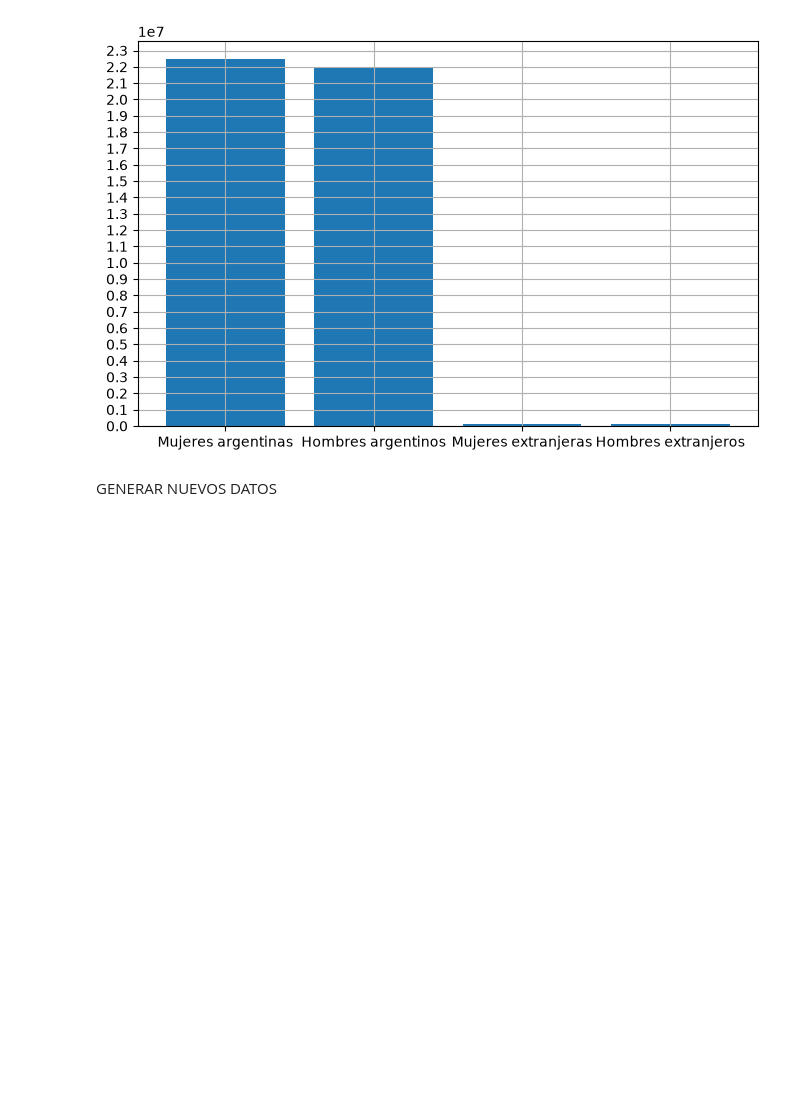
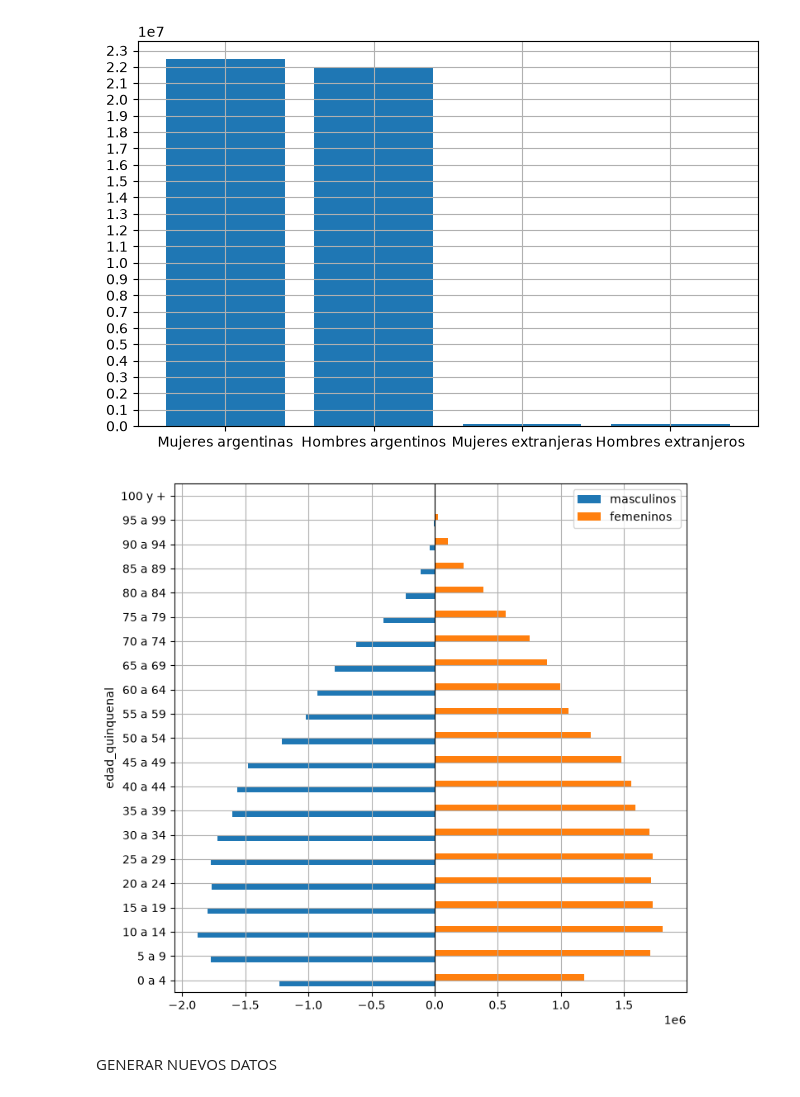
Before and after one commit to TomasVerniano/ANALISIS_POBLACION_ARGENTINA_AED, a Jupyter notebook: poblacion.ipynb, the cells around one changed output. Cells and saved outputs as stored; diff of their text form; code cells hidden in the pictures; blank space fills up the shorter version.

Commit message:
Piramide de poblacion

```diff
--- a/poblacion.ipynb
+++ b/poblacion.ipynb
@@ -215,6 +215,44 @@ print(total_mujeres_extranjeras, total_hombres_argentinos, total_mujeres_argenti
 # %% [output]
 114935 21954058 22462550 94447 44625990
 [figure]
+# %%
+argentinos_m = poblacion_provincia[(poblacion_provincia['sexo'] == 'M') & (poblacion_provincia['nacionalidad'] == 'Argentina' ) & (poblacion_provincia['pais_nacimiento'] == 'Argentina')]
+argentinos_f = poblacion_provincia[(poblacion_provincia['sexo'] == 'F') & (poblacion_provincia['nacionalidad'] == 'Argentina' ) & (poblacion_provincia['pais_nacimiento'] == 'Argentina')]
+
+orden_edades = [
+    '0 a 4', '5 a 9', '10 a 14', '15 a 19', '20 a 24',
+    '25 a 29', '30 a 34', '35 a 39', '40 a 44', '45 a 49',
+    '50 a 54', '55 a 59', '60 a 64', '65 a 69', '70 a 74',
+    '75 a 79', '80 a 84', '85 a 89', '90 a 94', '95 a 99',
+    '100 y +'
+]
+
+argentinos_m['edad_quinquenal'] = pd.Categorical(
+    argentinos_m['edad_quinquenal'],
+    categories=orden_edades,
+    ordered=True
+)
+
+argentinos_f['edad_quinquenal'] = pd.Categorical(
+    argentinos_f['edad_quinquenal'],
+    categories=orden_edades,
+    ordered=True
+)
+
+argentinos_m = argentinos_m.sort_values(by=['edad_quinquenal', 'nombre_provincia'])
+argentinos_f = argentinos_f.sort_values(by=['edad_quinquenal', 'nombre_provincia'])
+
+argentinos_m = argentinos_m.groupby('edad_quinquenal')['cantidad'].sum()
+argentinos_f = argentinos_f.groupby('edad_quinquenal')['cantidad'].sum()
+
+piramide_poblacion = pd.DataFrame({'masculinos': -argentinos_m, 'femeninos': argentinos_f})
+
+piramide_poblacion.plot(kind='barh', figsize=(8, 8), grid=True)
+plt.axvline(0, color='black', linewidth=0.8)
+
+plt.show()
+# %% [output]
+[figure, added]
 # %% [markdown]
 GENERAR NUEVOS DATOS
 # %%
```
Also changed, not shown: 1 other file.
